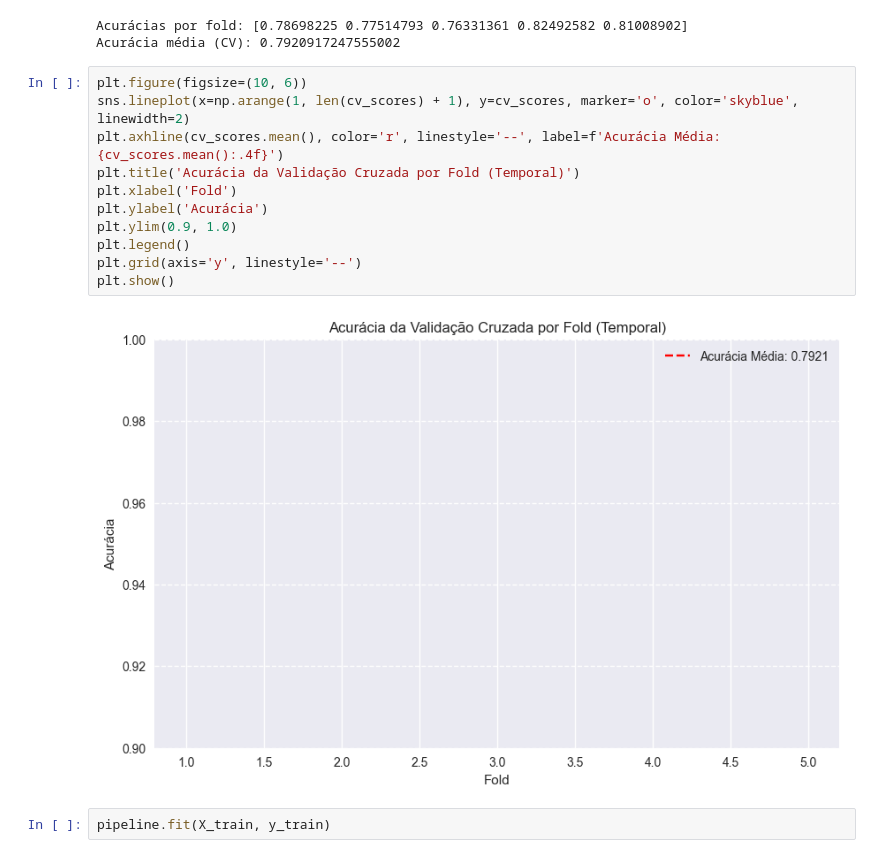
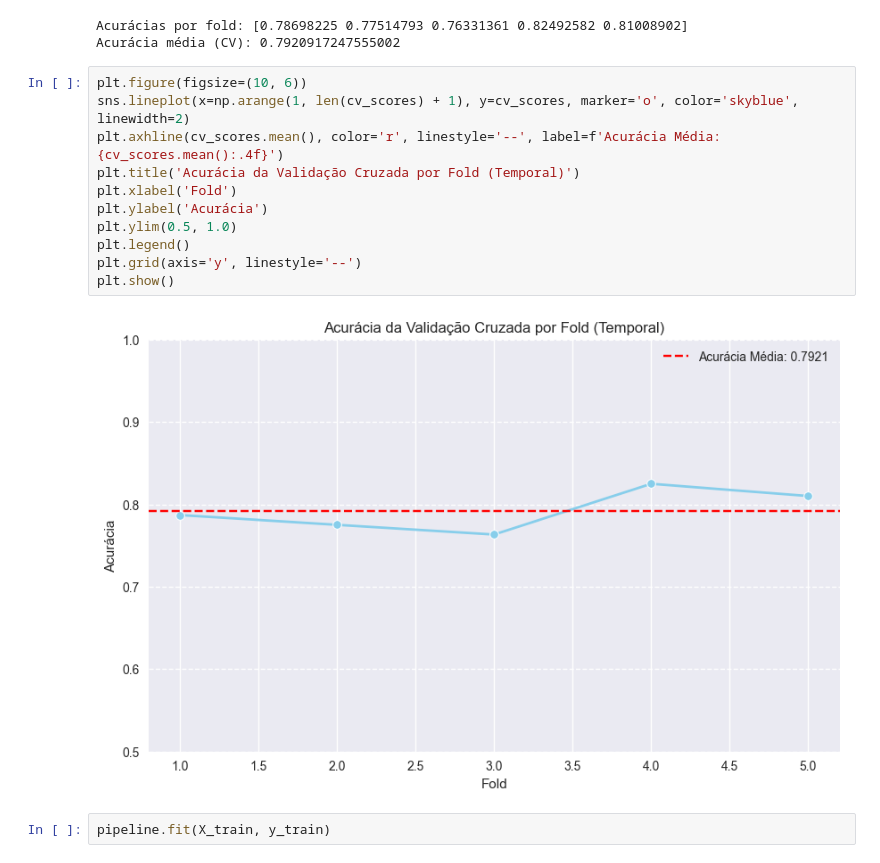
Before and after one commit to tech-challenge-development/tech-challenge-4, a Jupyter notebook: xgboost.ipynb, the cells around one changed output. Saved outputs shown, nothing was run; the diff lists cells and outputs as text.

```diff
--- a/xgboost.ipynb
+++ b/xgboost.ipynb
@@ -591,16 +591,16 @@ Acurácia média (CV): 0.7920917247555002
 # %%
 plt.figure(figsize=(10, 6))
 sns.lineplot(x=np.arange(1, len(cv_scores) + 1), y=cv_scores, marker='o', color='skyblue', linewidth=2)
 plt.axhline(cv_scores.mean(), color='r', linestyle='--', label=f'Acurácia Média: {cv_scores.mean():.4f}')
 plt.title('Acurácia da Validação Cruzada por Fold (Temporal)')
 plt.xlabel('Fold')
 plt.ylabel('Acurácia')
-plt.ylim(0.9, 1.0)
+plt.ylim(0.5, 1.0)
 plt.legend()
 plt.grid(axis='y', linestyle='--')
 plt.show()
 # %% [output]
-[figure, old version]
+[figure, new version]
 # %%
 pipeline.fit(X_train, y_train)
 # %% [output]
```
